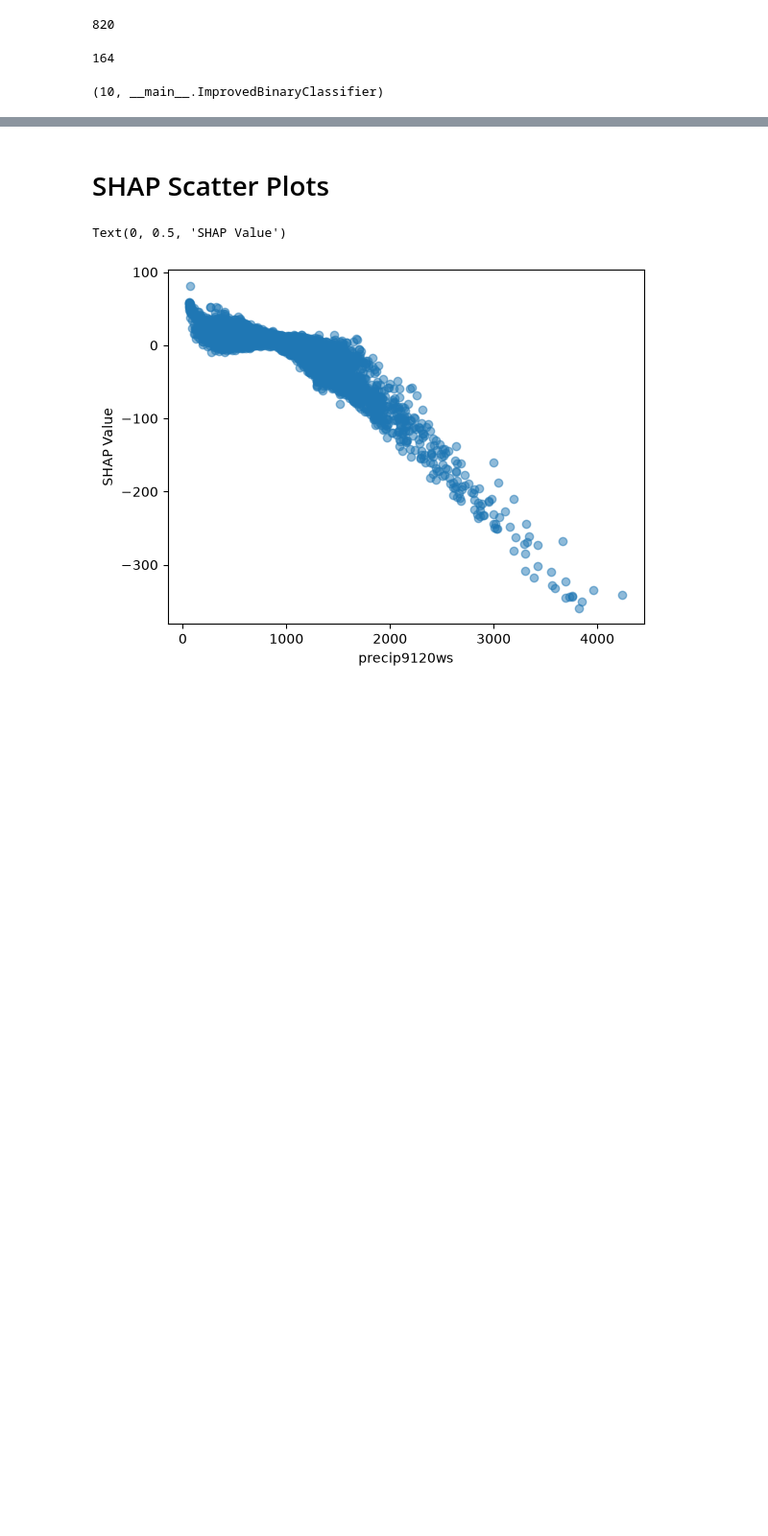
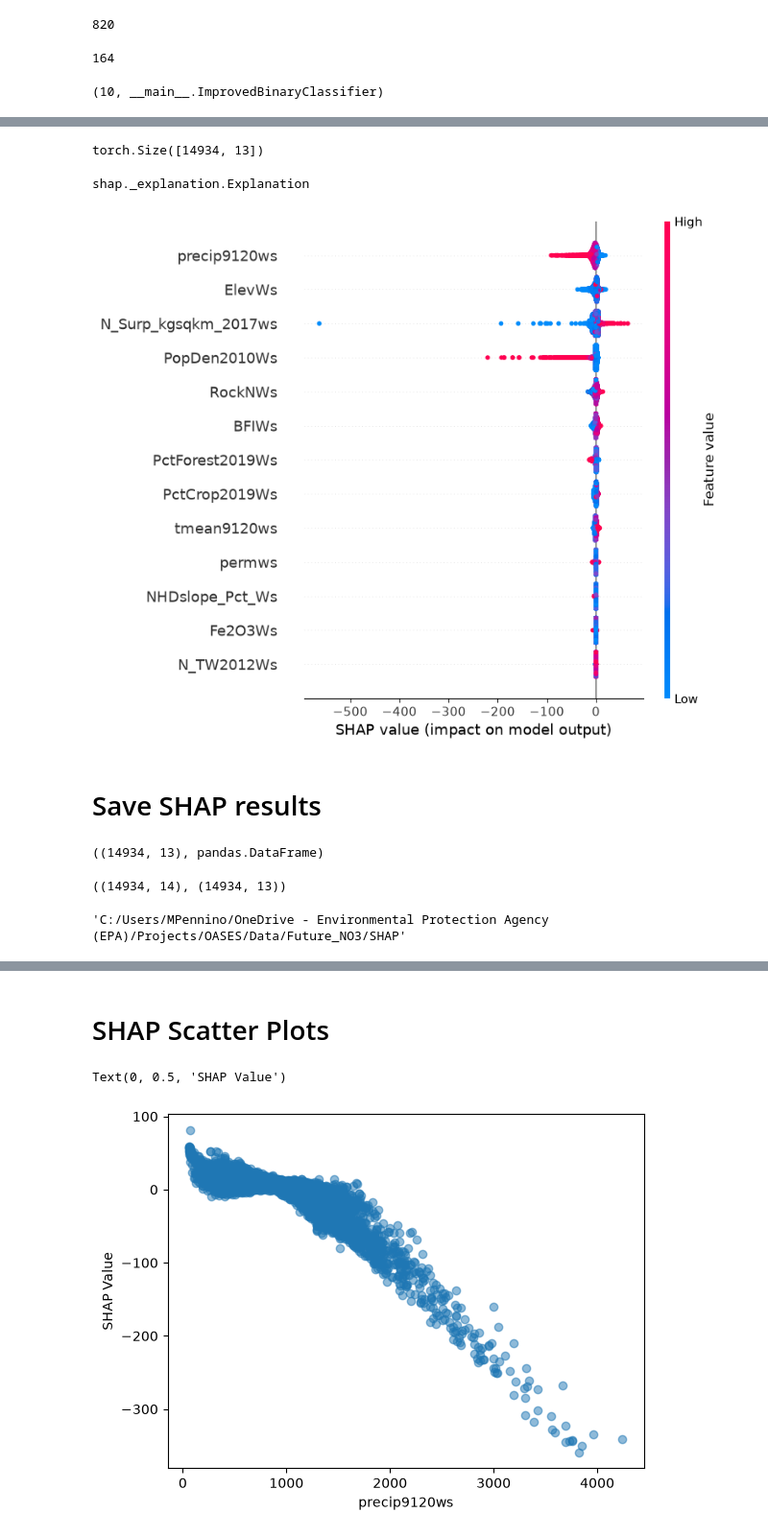
Before and after one commit to mpennino/Future_DW_NO3, a Jupyter notebook: Code/SHAP_Analysis_kfold.ipynb, the cells around one changed output, grey strips where cells are left out. Shown at 96% size. Cells and saved outputs as stored; diff of their text form; code cells hidden in the pictures; blank space fills up the shorter version.

Commit message:
Adding code to save and generate df

```diff
--- a/Code/SHAP_Analysis_kfold.ipynb
+++ b/Code/SHAP_Analysis_kfold.ipynb
@@ -152,0 +182,79 @@ ImprovedBinaryClassifier(
+# %%
+X_input_data.shape
+# %% [output]
+torch.Size([14934, 13])
+# %%
+# SW: 71 minutes for all 10 models
+import numpy as np
+import shap
+
+# List to store SHAP values from each model
+all_shap_values = []
+
+# Loop through your list of loaded models
+for model, train_it in zip(models,train_loaders):
+
+    # Convert the dataloader into a Python iterator
+    data_iterator = iter(train_it)
+
+    # Grab the first mini-batch
+    train_inputs, train_targets = next(data_iterator)
+
+    # 1. Create a distinct explainer for each model
+    explainer = shap.GradientExplainer(model, train_inputs)
+
+    # 2. Calculate SHAP values for the input data
+    shap_values = explainer(X_input_data) # using same full input dataset, but different explainer based on each k-fold model
+
+    # 3. Extract the raw values (.values attribute)
+    all_shap_values.append(shap_values.values)
+# %%
+# Average the SHAP values across the model axis (axis 0)
+mean_shap_values = np.mean(all_shap_values, axis=0)
+
+# Put the averaged values back into an Explanation object for plotting
+averaged_explanation = shap.Explanation(
+    values=mean_shap_values,
+    base_values=shap_values.base_values, # Note: You may want to average base_values too if they differ
+    data=X_input_data,
+    feature_names=X_input_data.columns if hasattr(X_input_data, 'columns') else None
+)
+# %%
+# Add in feature names to shap_values object
+names = input_data.columns.tolist()
+names = names[:-1]
+averaged_explanation.feature_names = names
+# %%
+type(averaged_explanation)
+# %% [output]
+shap._explanation.Explanation
+# %%
+#shap.summary_plot(averaged_explanation, X_input_data.numpy(),feature_names=names)
+shap.summary_plot(averaged_explanation[:,:, 0].values, X_input_data.numpy(),feature_names=names) # works if generate shape values based on test dataset
+# %% [output]
+[figure, added]
+# %% [markdown]
+# Save SHAP results
+# %%
+# Creates a DataFrame of SHAP values
+import pandas as pd
+
+df_shap = pd.DataFrame(
+    data=averaged_explanation[:,:, 0].values,
+    columns=averaged_explanation[:, :, 0].feature_names
+)
+#df_shap.head(5)
+df_shap.shape, type(df_shap)#, df_shap.head()
+# %% [output]
+((14934, 13), pandas.DataFrame)
+# %%
+# Add back on COMIDs with "cbind"
+#input_data_.shape, df_shap.shape
+df_shap2 = pd.concat([input_data_['COMID'], df_shap], axis=1)
+df_shap2.shape, df_shap.shape#, df_shap2.head()
+# %% [output]
+((14934, 14), (14934, 13))
+# %%
+shap_dir
+# %% [output]
+'C:/Users/MPennino/OneDrive - Environmental Protection Agency (EPA)/Projects/OASES/Data/Future_NO3/SHAP'
```
Also changed, not shown: parts of 27 cells of this notebook.
